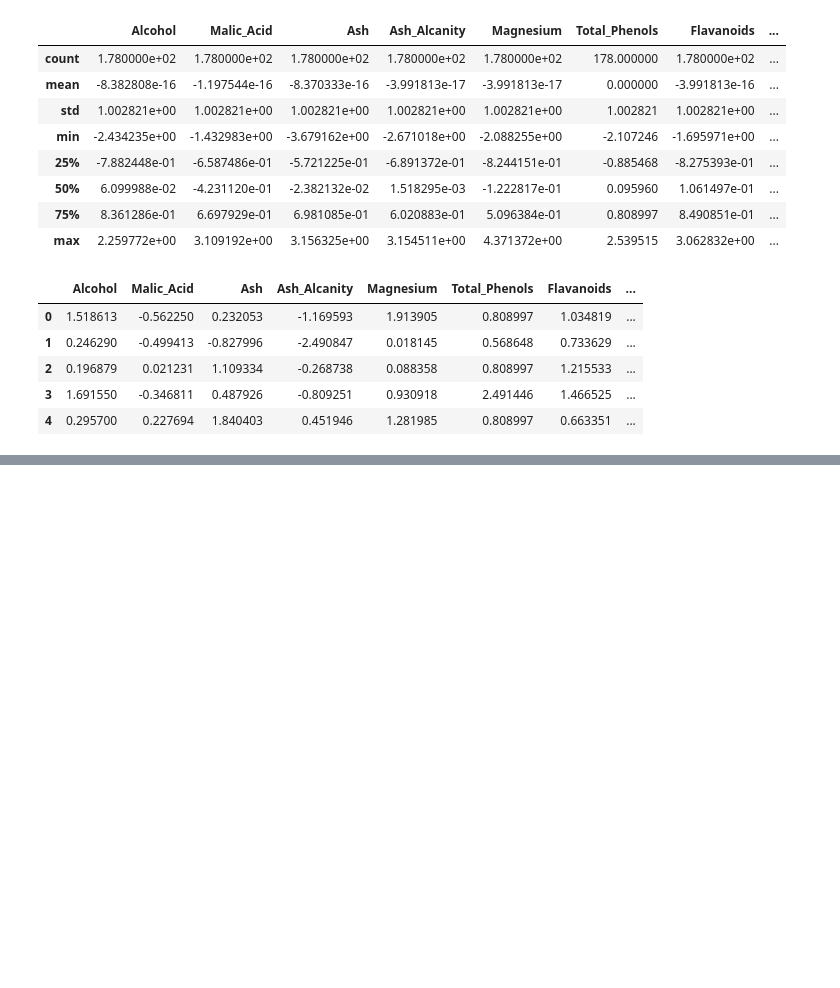
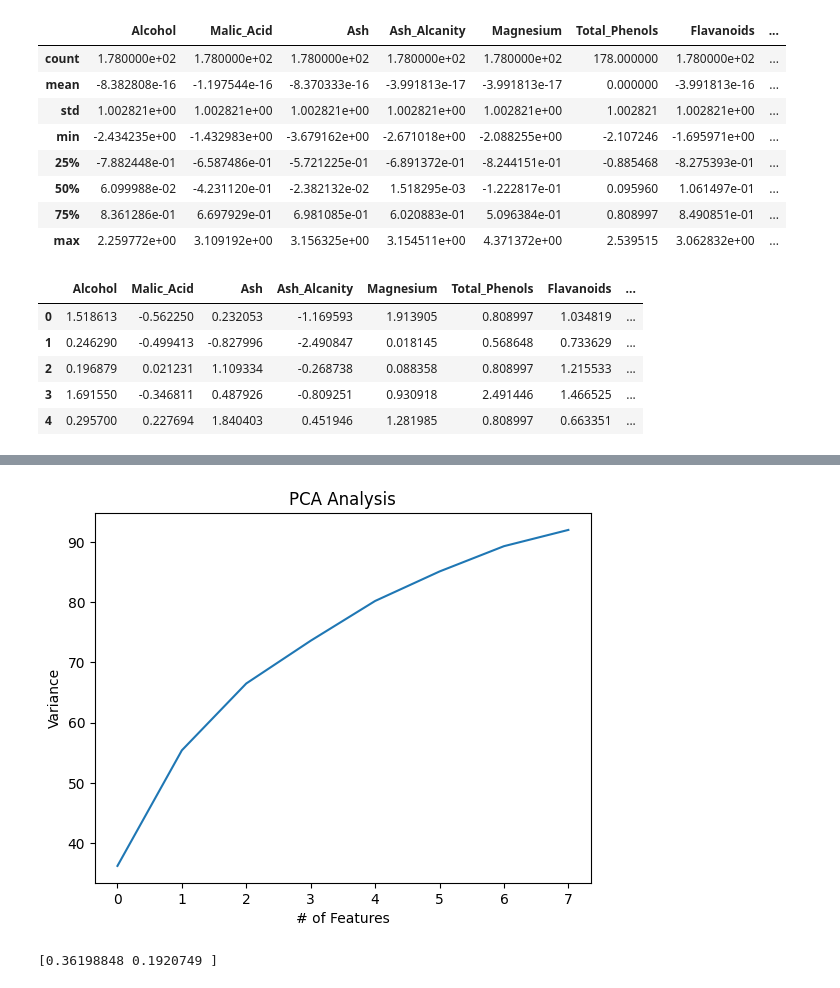
Before and after one commit to erimdogan/ML_BOOTCAMP_ODEVLER, a Jupyter notebook: week2/main.ipynb, the cells around one changed output, grey strips where cells are left out. Cells and saved outputs as stored; diff of their text form; code cells hidden in the pictures; blank space fills up the shorter version.

```diff
--- a/week2/main.ipynb
+++ b/week2/main.ipynb
@@ -153,0 +203,7 @@ data_cluster.head()
+# %%
+scaler = StandardScaler()
+scaler.fit(data_cluster_dbscan)
+X_scale = scaler.transform(data_cluster_dbscan)
+
+df_scale = pd.DataFrame(X_scale, columns=data_cluster_dbscan.columns)
+df_scale.head()
@@ -153,0 +217,15 @@ data_cluster.head()
+# %%
+from sklearn.decomposition import PCA
+pca = PCA(n_components=8)
+pca.fit(df_scale)
+
+variance = pca.explained_variance_ratio_
+
+var = np.cumsum(np.round(variance,3)*100)
+plt.plot(var)
+plt.xlabel("# of Features")
+plt.ylabel("Variance")
+plt.title("PCA Analysis")
+plt.show()
+# %% [output]
+[figure, added]
@@ -153,0 +234,9 @@ data_cluster.head()
+# %%
+pca = PCA(n_components=2)
+pca.fit(df_scale)
+pca_scale = pca.transform(df_scale)
+
+pca_dataset = pd.DataFrame(pca_scale, columns=['pca1','pca2'])
+print(pca.explained_variance_ratio_)
+# %% [output]
+[0.36198848 0.1920749 ]
```
Also changed, not shown: parts of 21 cells of this notebook, 1 other file.
